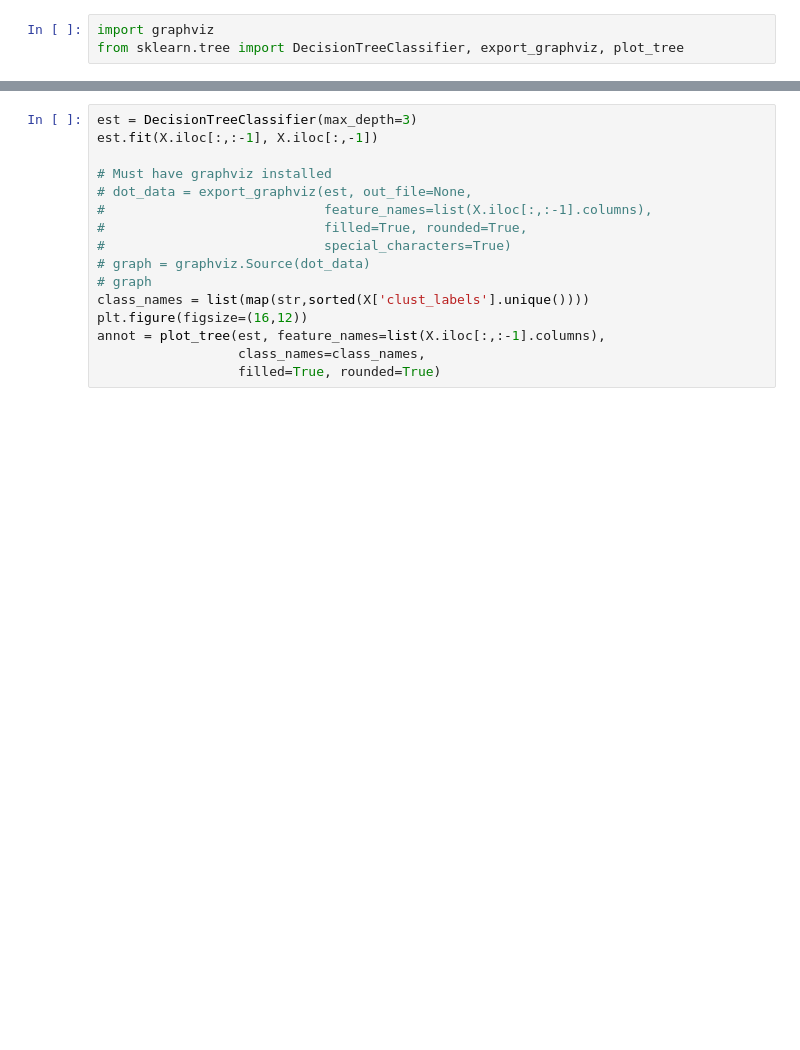
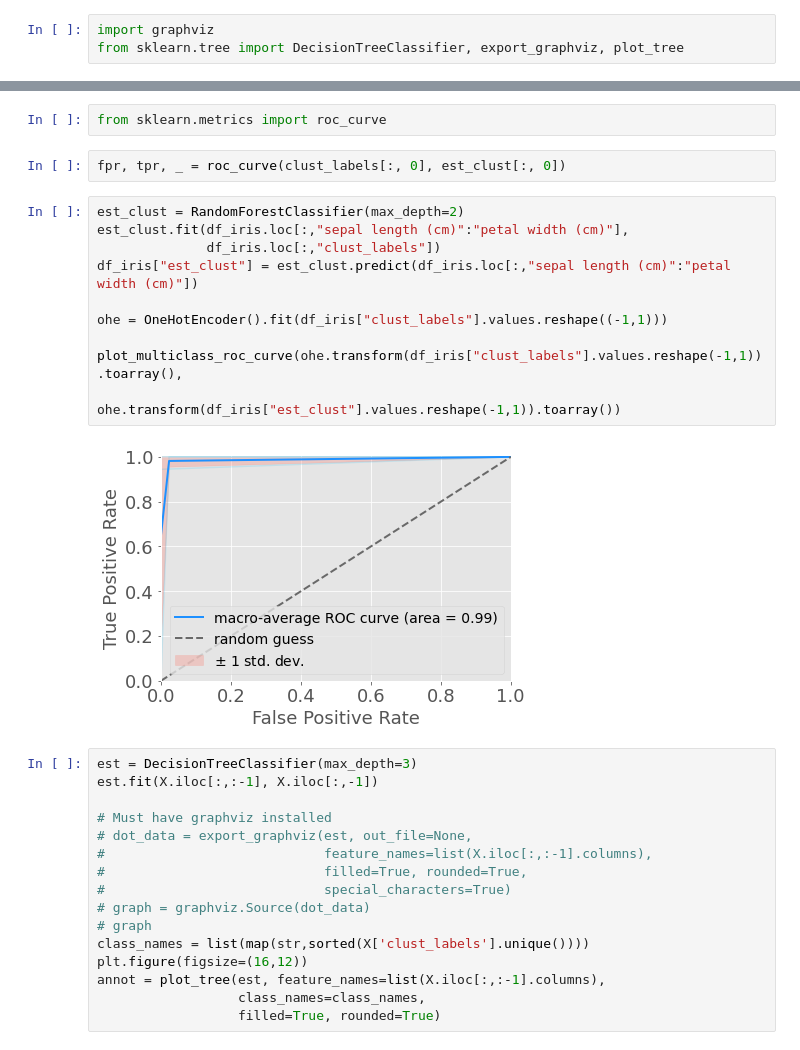
Before and after one commit to otavio-r-filho/clusterization_exp, a Jupyter notebook: notebooks/clusterization.ipynb, the cells around one changed output, grey strips where cells are left out. Drawn from its saved outputs; the diff is of its cells as text; blank space fills up the shorter version.

Commit message:
Fixing plot multiroc

```diff
--- a/notebooks/clusterization.ipynb
+++ b/notebooks/clusterization.ipynb
@@ -76,3 +88,19 @@ X.head()
+# %%
+from sklearn.metrics import roc_curve
+# %%
+fpr, tpr, _ = roc_curve(clust_labels[:, 0], est_clust[:, 0])
+# %%
+est_clust = RandomForestClassifier(max_depth=2)
+est_clust.fit(df_iris.loc[:,"sepal length (cm)":"petal width (cm)"],
+              df_iris.loc[:,"clust_labels"])
+df_iris["est_clust"] = est_clust.predict(df_iris.loc[:,"sepal length (cm)":"petal width (cm)"])
+
+ohe = OneHotEncoder().fit(df_iris["clust_labels"].values.reshape((-1,1)))
+
+plot_multiclass_roc_curve(ohe.transform(df_iris["clust_labels"].values.reshape(-1,1)).toarray(),
+                          ohe.transform(df_iris["est_clust"].values.reshape(-1,1)).toarray())
+# %% [output]
+[figure, added]
 # %%
 est = DecisionTreeClassifier(max_depth=3)
 est.fit(X.iloc[:,:-1], X.iloc[:,-1])
```
Also changed, not shown: parts of 4 cells of this notebook, 1 other file.
